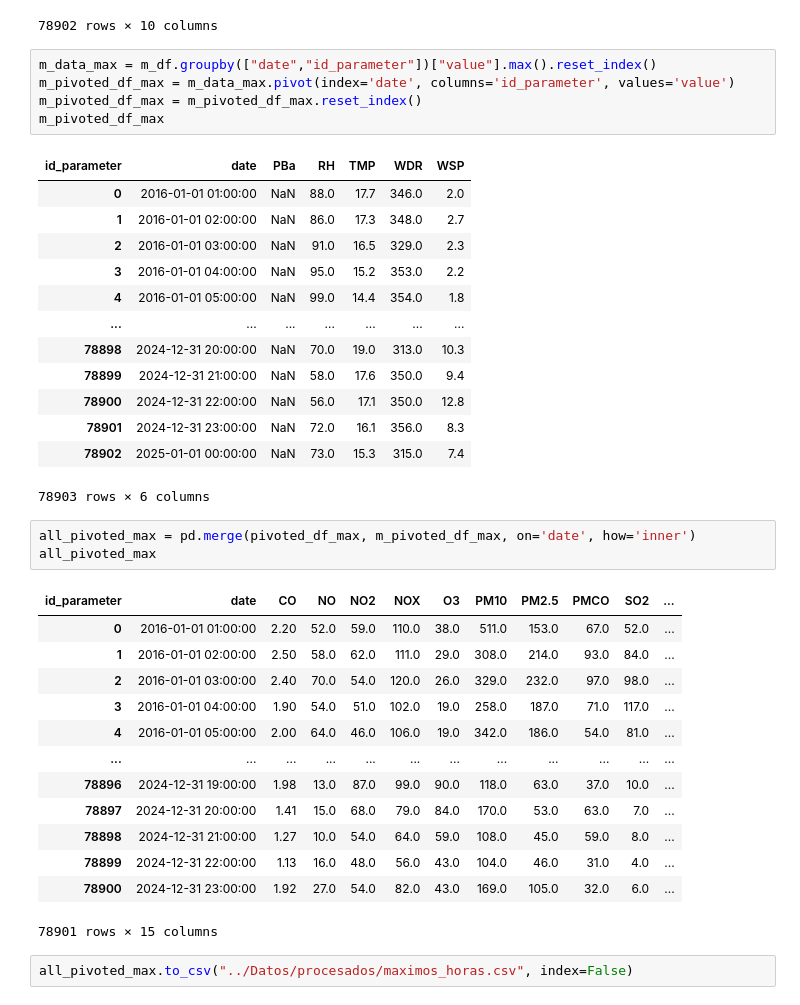
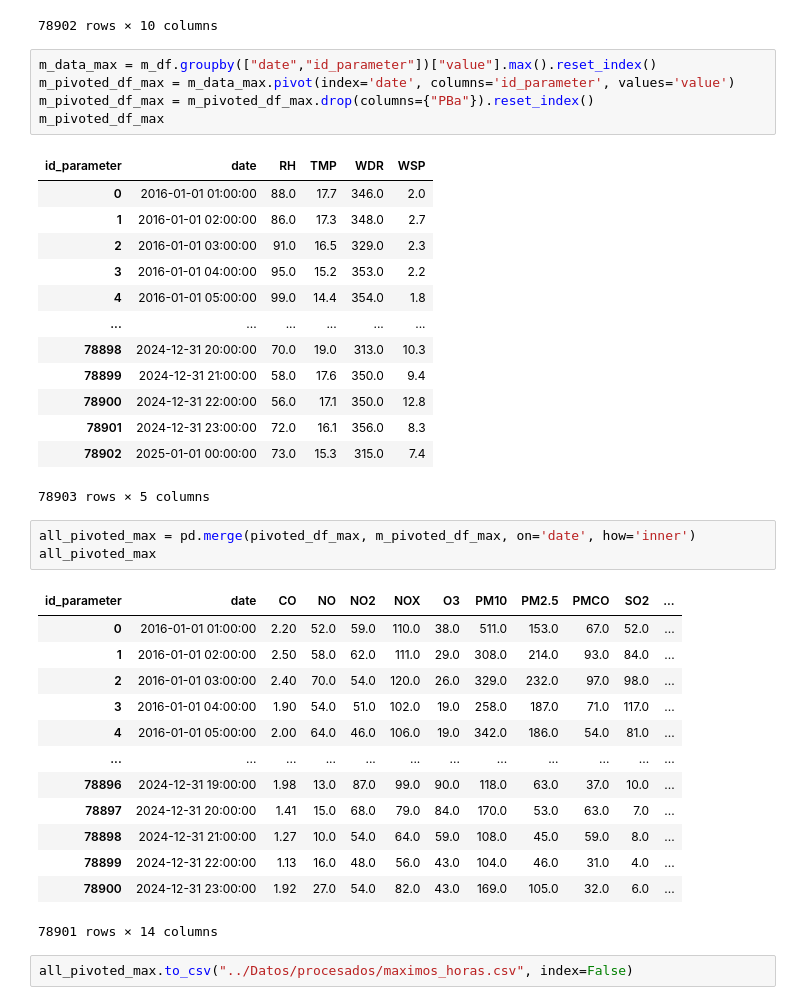
Before and after one commit to guillermoArr/HoyNoCircula, a Jupyter notebook: Codigo/data_processing.ipynb, the cells around one changed output. Cells and saved outputs as stored; diff of their text form.

```diff
--- a/Codigo/data_processing.ipynb
+++ b/Codigo/data_processing.ipynb
@@ -278,22 +278,22 @@ pivoted_df_max
 # %%
 m_data_max = m_df.groupby(["date","id_parameter"])["value"].max().reset_index()
 m_pivoted_df_max = m_data_max.pivot(index='date', columns='id_parameter', values='value')
-m_pivoted_df_max = m_pivoted_df_max.reset_index()
+m_pivoted_df_max = m_pivoted_df_max.drop(columns={"PBa"}).reset_index()
 m_pivoted_df_max
 # %% [output]
-| id_parameter | date | PBa | RH | TMP | WDR | WSP |
-| 0 | 2016-01-01 01:00:00 | NaN | 88.0 | 17.7 | 346.0 | 2.0 |
-| 1 | 2016-01-01 02:00:00 | NaN | 86.0 | 17.3 | 348.0 | 2.7 |
-| 2 | 2016-01-01 03:00:00 | NaN | 91.0 | 16.5 | 329.0 | 2.3 |
-| 3 | 2016-01-01 04:00:00 | NaN | 95.0 | 15.2 | 353.0 | 2.2 |
-| 4 | 2016-01-01 05:00:00 | NaN | 99.0 | 14.4 | 354.0 | 1.8 |
-| ... | ... | ... | ... | ... | ... | ... |
-| 78898 | 2024-12-31 20:00:00 | NaN | 70.0 | 19.0 | 313.0 | 10.3 |
-| 78899 | 2024-12-31 21:00:00 | NaN | 58.0 | 17.6 | 350.0 | 9.4 |
-| 78900 | 2024-12-31 22:00:00 | NaN | 56.0 | 17.1 | 350.0 | 12.8 |
-| 78901 | 2024-12-31 23:00:00 | NaN | 72.0 | 16.1 | 356.0 | 8.3 |
-| 78902 | 2025-01-01 00:00:00 | NaN | 73.0 | 15.3 | 315.0 | 7.4 |
+| id_parameter | date | RH | TMP | WDR | WSP |
+| 0 | 2016-01-01 01:00:00 | 88.0 | 17.7 | 346.0 | 2.0 |
+| 1 | 2016-01-01 02:00:00 | 86.0 | 17.3 | 348.0 | 2.7 |
+| 2 | 2016-01-01 03:00:00 | 91.0 | 16.5 | 329.0 | 2.3 |
+| 3 | 2016-01-01 04:00:00 | 95.0 | 15.2 | 353.0 | 2.2 |
+| 4 | 2016-01-01 05:00:00 | 99.0 | 14.4 | 354.0 | 1.8 |
+| ... | ... | ... | ... | ... | ... |
+| 78898 | 2024-12-31 20:00:00 | 70.0 | 19.0 | 313.0 | 10.3 |
+| 78899 | 2024-12-31 21:00:00 | 58.0 | 17.6 | 350.0 | 9.4 |
+| 78900 | 2024-12-31 22:00:00 | 56.0 | 17.1 | 350.0 | 12.8 |
+| 78901 | 2024-12-31 23:00:00 | 72.0 | 16.1 | 356.0 | 8.3 |
+| 78902 | 2025-01-01 00:00:00 | 73.0 | 15.3 | 315.0 | 7.4 |
-78903 rows × 6 columns
+78903 rows × 5 columns
 # %%
 all_pivoted_max = pd.merge(pivoted_df_max, m_pivoted_df_max, on='date', how='inner')
 all_pivoted_max
@@ -310,7 +310,7 @@ all_pivoted_max
 | 78898 | 2024-12-31 21:00:00 | 1.27 | 10.0 | 54.0 | 64.0 | 59.0 | 108.0 | 45.0 | 59.0 | 8.0 | ... |
 | 78899 | 2024-12-31 22:00:00 | 1.13 | 16.0 | 48.0 | 56.0 | 43.0 | 104.0 | 46.0 | 31.0 | 4.0 | ... |
 | 78900 | 2024-12-31 23:00:00 | 1.92 | 27.0 | 54.0 | 82.0 | 43.0 | 169.0 | 105.0 | 32.0 | 6.0 | ... |
-78901 rows × 15 columns
+78901 rows × 14 columns
 # %%
 all_pivoted_max.to_csv("../Datos/procesados/maximos_horas.csv", index=False)
 # %%
```
Also changed, not shown: parts of 9 cells of this notebook, 6 other files.
